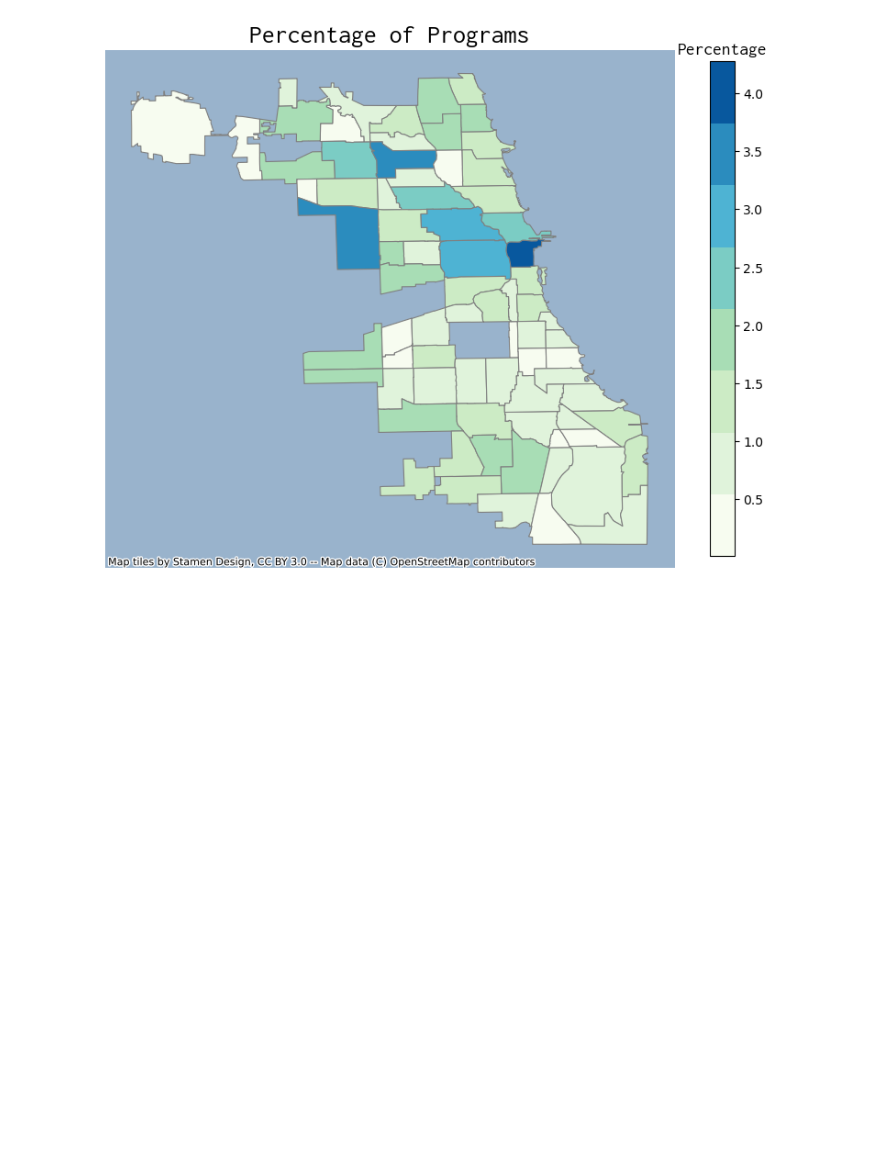
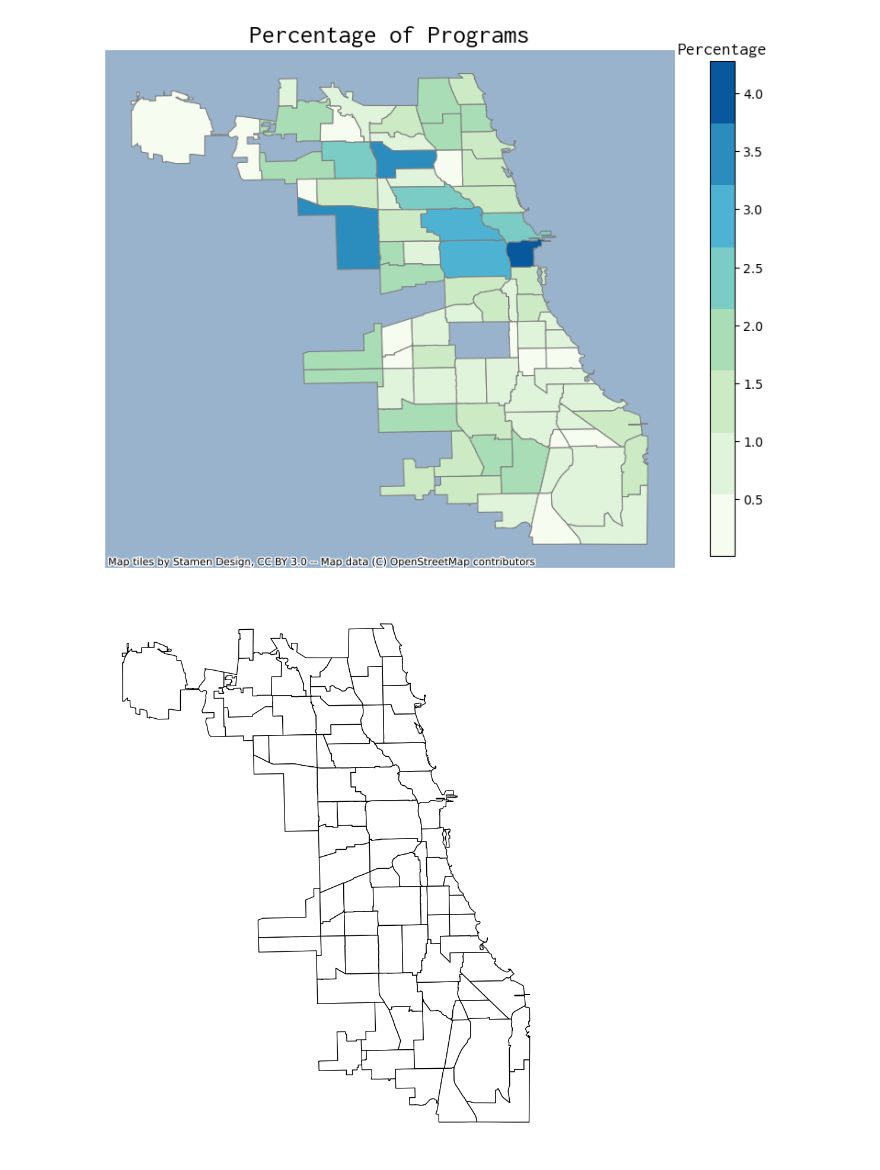
Before and after one commit to ishasharma2/stat390, a Jupyter notebook: eda.ipynb, the cells around one changed output. Saved outputs shown, nothing was run; the diff lists cells and outputs as text; code cells hidden in the pictures; blank space fills up the shorter version.

```diff
--- a/eda.ipynb
+++ b/eda.ipynb
@@ -269,0 +275,11 @@ m.save('map.html')
+# %%
+# Read shapefile
+shape_file = gpd.read_file("chi_shapefile/geo_export_ac7aa850-c5f5-48c3-8b86-051ed02f73db.dbf")
+
+# Plot shapefile
+fig, ax = plt.subplots(figsize=(10, 12))
+shape_file.plot(ax=ax, color='white', edgecolor='black')
+ax.set_axis_off()
+plt.show()
+# %% [output]
+[figure, added]
```
Also changed, not shown: parts of 7 cells of this notebook, 13 other files.
